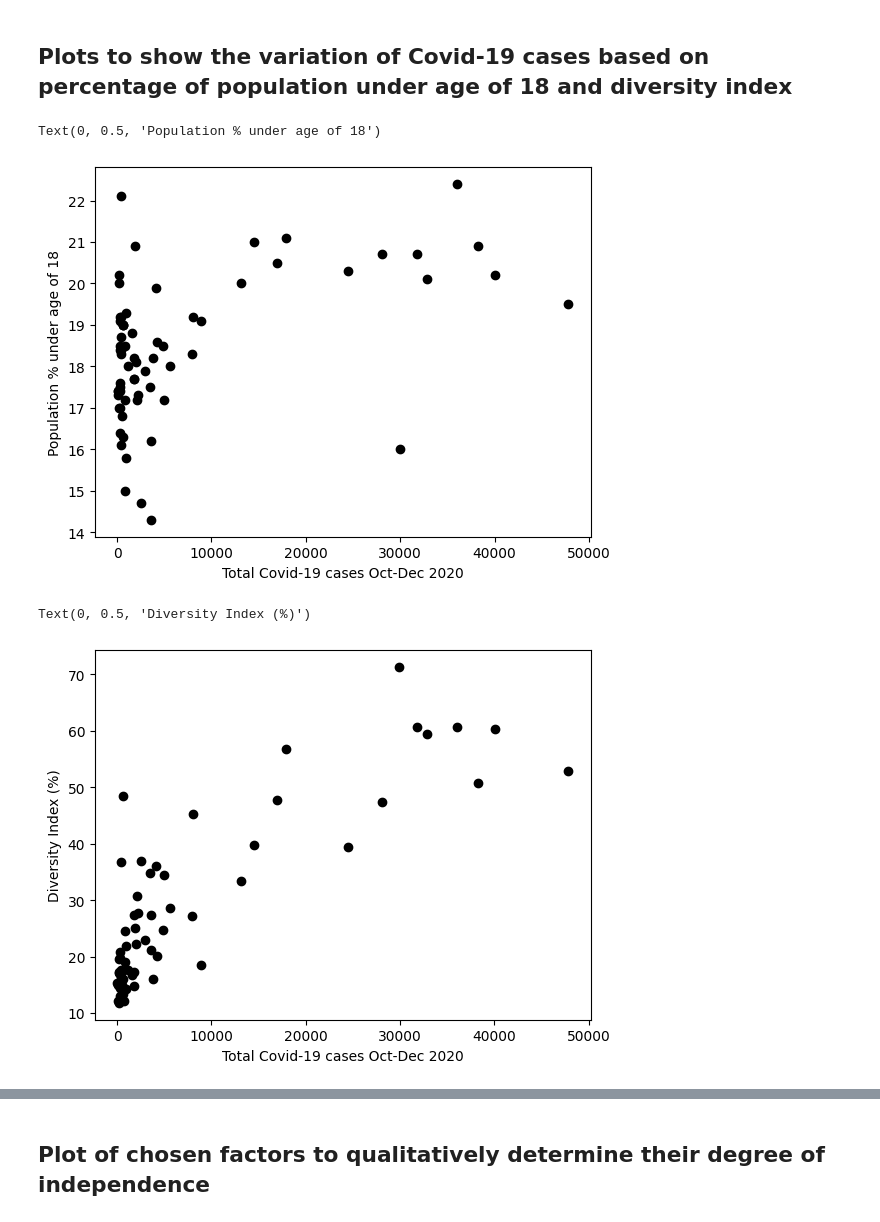
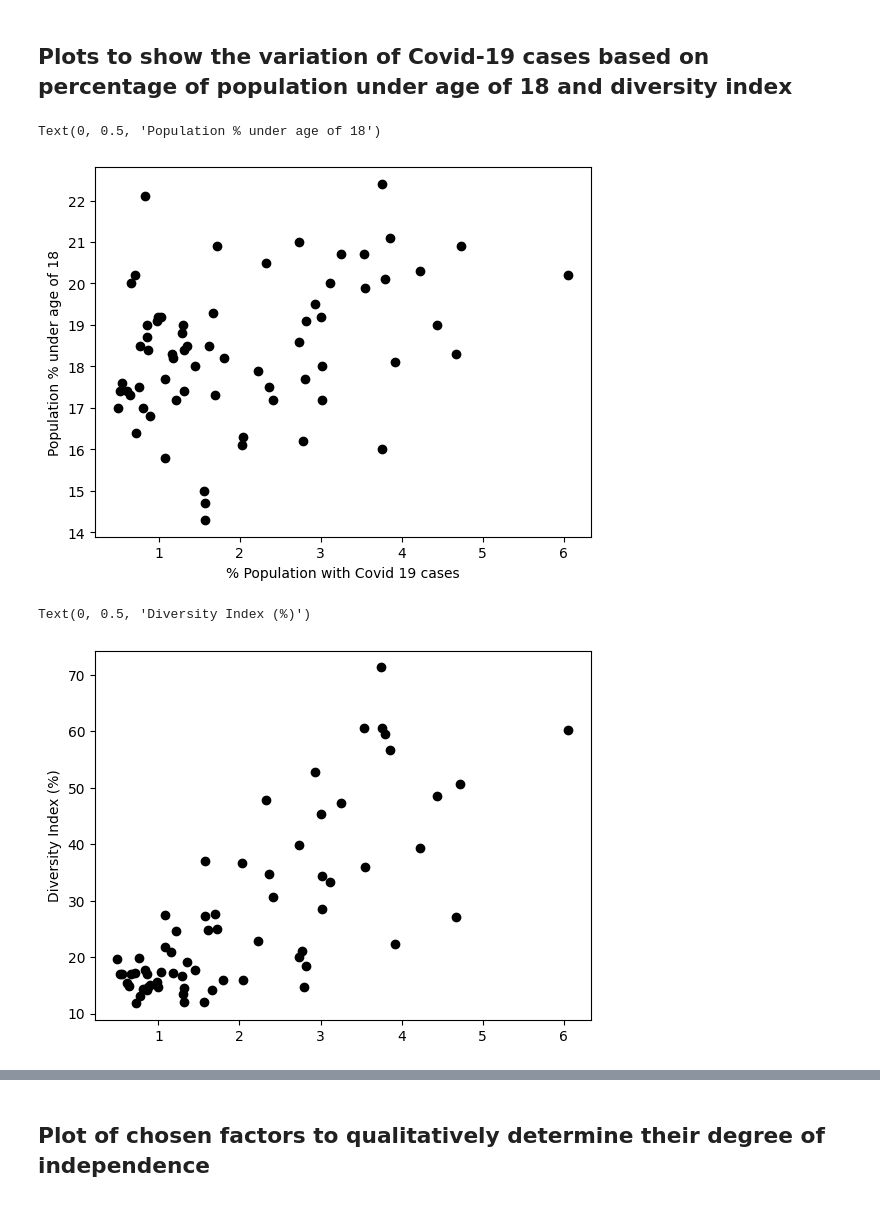
Before and after one commit to sht150/CHE-Math-Project-updated, a Jupyter notebook: Project 1.ipynb, the cells around one changed output, grey strips where cells are left out. Saved outputs shown, nothing was run; the diff lists cells and outputs as text; code cells hidden in the pictures.

```diff
--- a/Project 1.ipynb
+++ b/Project 1.ipynb
@@ -51,17 +49,17 @@ Text(0, 0.5, 'Diversity Index (%)')
 # %% [markdown]
 ## Plots to show the variation of Covid-19 cases based on percentage of population under age of 18 and diversity index
 # %%
-plt.plot( data["Total Covid-19 cases Oct-Dec 2020"],data["Population % under age of 18"], 'ko')
-plt.xlabel("Total Covid-19 cases Oct-Dec 2020")
+plt.plot( data["% Population with Covid 19 cases"],data["Population % under age of 18"], 'ko')
+plt.xlabel("% Population with Covid 19 cases")
 plt.ylabel("Population % under age of 18")
 # %% [output]
 Text(0, 0.5, 'Population % under age of 18')
-[figure, old version]
+[figure, new version]
 # %%
-plt.plot( data["Total Covid-19 cases Oct-Dec 2020"],data["Diversity Index (%)"], 'ko')
-plt.xlabel("Total Covid-19 cases Oct-Dec 2020")
+plt.plot( data["% Population with Covid 19 cases"],data["Diversity Index (%)"], 'ko')
+plt.xlabel("")
 plt.ylabel("Diversity Index (%)")
 # %% [output]
 Text(0, 0.5, 'Diversity Index (%)')
-[figure, old version]
+[figure, new version]
 # %%
```
Also changed, not shown: parts of 27 cells of this notebook.
